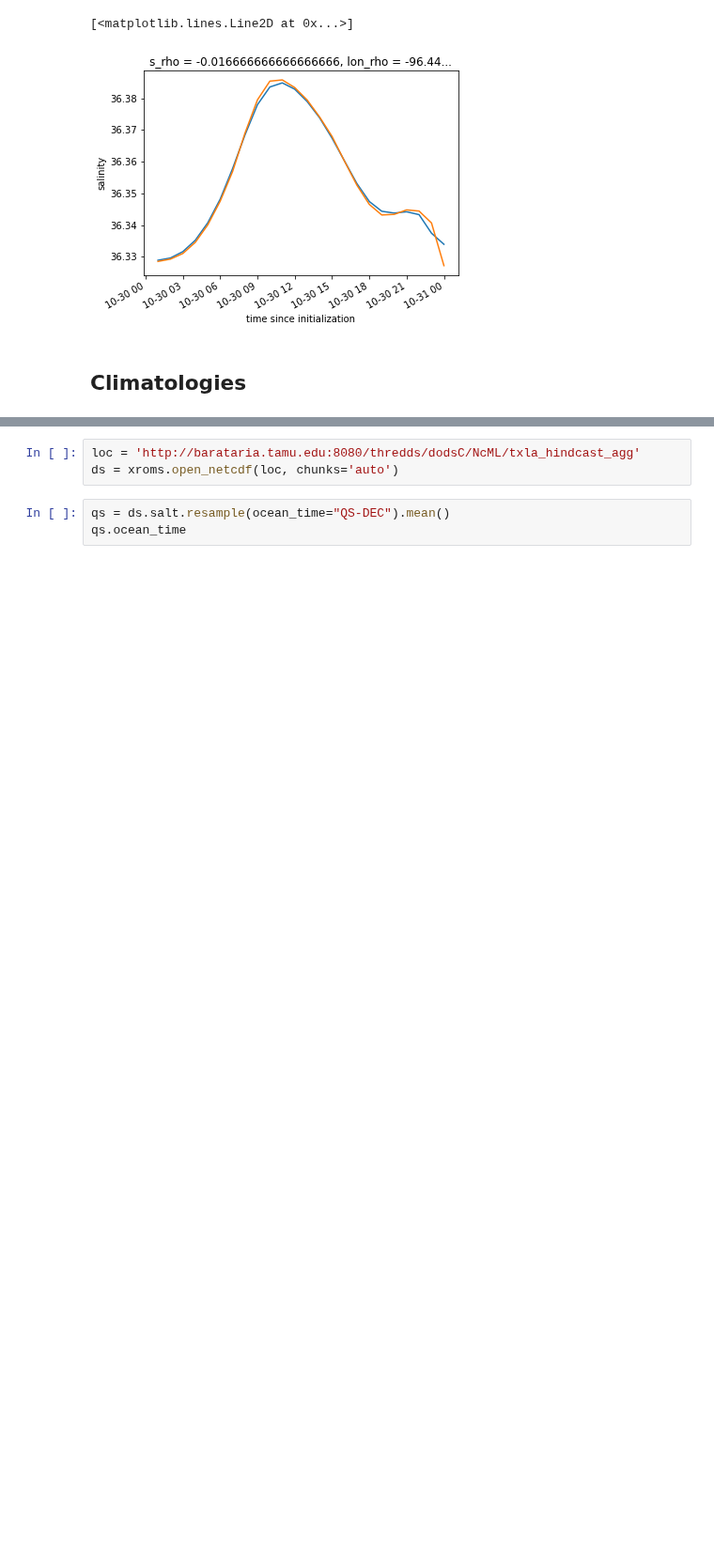
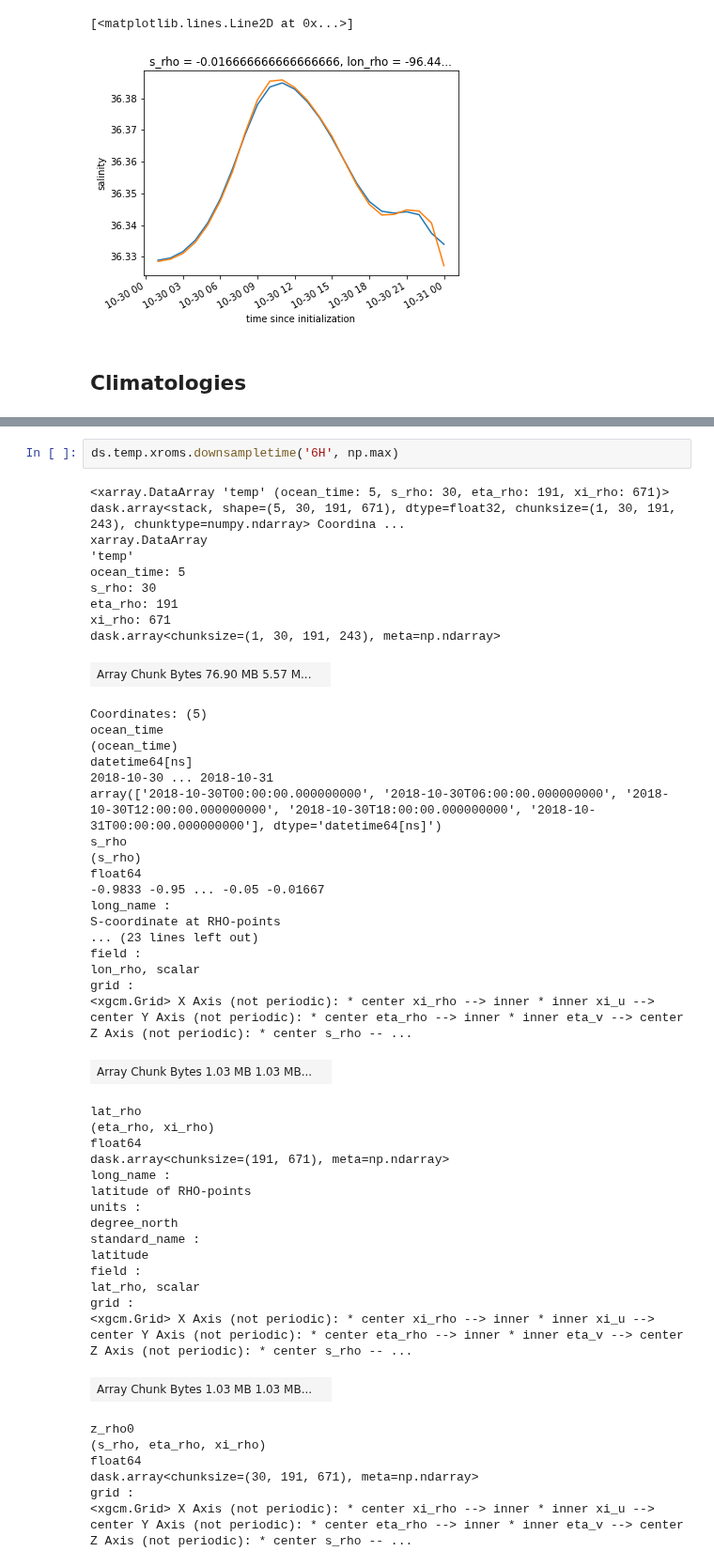
Before and after one commit to xoceanmodel/xroms, a Jupyter notebook: examples/calc.ipynb, the cells around one changed output, grey strips where cells are left out. Shown at 94% size. Cells and saved outputs as stored; diff of their text form; blank space fills up the shorter version.

```diff
--- a/examples/calc.ipynb
+++ b/examples/calc.ipynb
@@ -361,6 +364,51 @@ After the `resampling` call, some aggregator must be appended to combine the dat
-# %%
-loc = 'http://barataria.tamu.edu:8080/thredds/dodsC/NcML/txla_hindcast_agg'
-ds = xroms.open_netcdf(loc, chunks='auto')
-# %%
-qs = ds.salt.resample(ocean_time="QS-DEC").mean()
-qs.ocean_time
+# %%
+ds.temp.xroms.downsampletime('6H', np.max)
+# %% [output]
+<xarray.DataArray 'temp' (ocean_time: 5, s_rho: 30, eta_rho: 191, xi_rho: 671)> dask.array<stack, shape=(5, 30, 191, 671), dtype=float32, chunksize=(1, 30, 191, 243), chunktype=numpy.ndarray> Coordina ...
+xarray.DataArray
+'temp'
+ocean_time: 5
+s_rho: 30
+eta_rho: 191
+xi_rho: 671
+dask.array<chunksize=(1, 30, 191, 243), meta=np.ndarray>
+| Array Chunk Bytes 76.90 MB 5.57 M... |  |
+Coordinates: (5)
+ocean_time
+(ocean_time)
+datetime64[ns]
+2018-10-30 ... 2018-10-31
+array(['2018-10-30T00:00:00.000000000', '2018-10-30T06:00:00.000000000', '2018-10-30T12:00:00.000000000', '2018-10-30T18:00:00.000000000', '2018-10-31T00:00:00.000000000'], dtype='datetime64[ns]')
+s_rho
+(s_rho)
+float64
+-0.9833 -0.95 ... -0.05 -0.01667
+long_name :
+S-coordinate at RHO-points
+... (23 lines left out)
+field :
+lon_rho, scalar
+grid :
+<xgcm.Grid> X Axis (not periodic): * center xi_rho --> inner * inner xi_u --> center Y Axis (not periodic): * center eta_rho --> inner * inner eta_v --> center Z Axis (not periodic): * center s_rho -- ...
+| Array Chunk Bytes 1.03 MB 1.03 MB... |  |
+lat_rho
+(eta_rho, xi_rho)
+float64
+dask.array<chunksize=(191, 671), meta=np.ndarray>
+long_name :
+latitude of RHO-points
+units :
+degree_north
+standard_name :
+latitude
+field :
+lat_rho, scalar
+grid :
+<xgcm.Grid> X Axis (not periodic): * center xi_rho --> inner * inner xi_u --> center Y Axis (not periodic): * center eta_rho --> inner * inner eta_v --> center Z Axis (not periodic): * center s_rho -- ...
+| Array Chunk Bytes 1.03 MB 1.03 MB... |  |
+z_rho0
+(s_rho, eta_rho, xi_rho)
+float64
+dask.array<chunksize=(30, 191, 671), meta=np.ndarray>
+grid :
+<xgcm.Grid> X Axis (not periodic): * center xi_rho --> inner * inner xi_u --> center Y Axis (not periodic): * center eta_rho --> inner * inner eta_v --> center Z Axis (not periodic): * center s_rho -- ...
```
Also changed, not shown: parts of 34 cells of this notebook, 7 other files.
